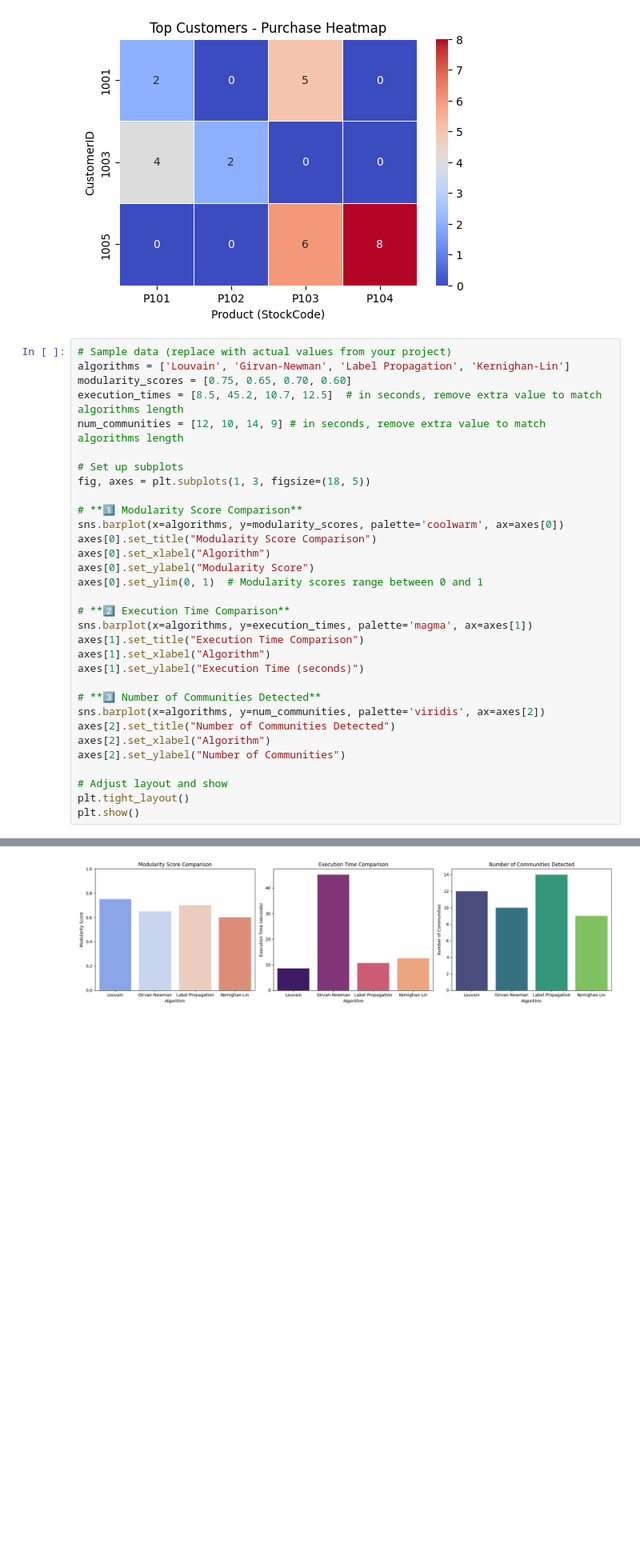
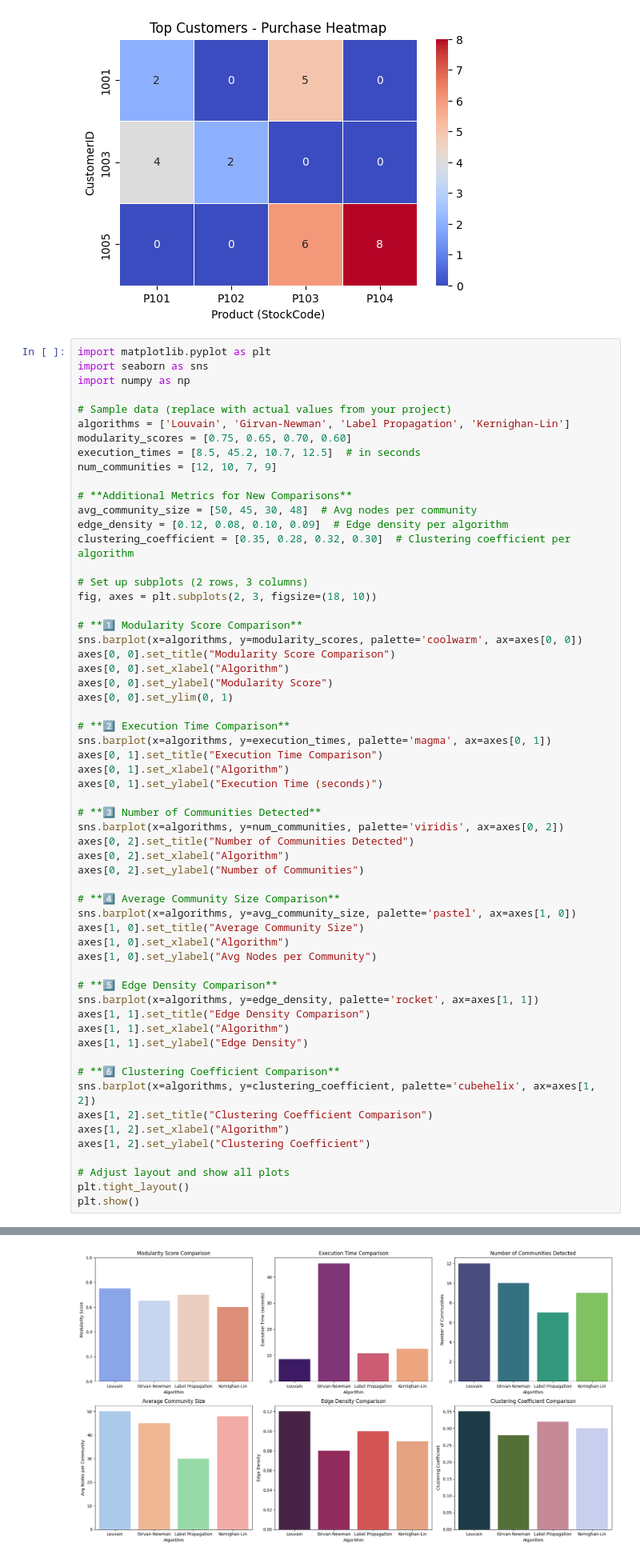
Before and after one commit to dileep5253/Community_Detection, a Jupyter notebook: Community-Detection1.ipynb, the cells around one changed output, grey strips where cells are left out. Shown at 80% size. Saved outputs shown, nothing was run; the diff lists cells and outputs as text; blank space fills up the shorter version.

```diff
--- a/Community-Detection1.ipynb
+++ b/Community-Detection1.ipynb
@@ -871,35 +873,62 @@ ratings_binary.to_csv("binary_product_matrix.csv")
 # %% [output]
 [figure]
 # %%
+import matplotlib.pyplot as plt
+import seaborn as sns
+import numpy as np
+
 # Sample data (replace with actual values from your project)
 algorithms = ['Louvain', 'Girvan-Newman', 'Label Propagation', 'Kernighan-Lin']
 modularity_scores = [0.75, 0.65, 0.70, 0.60]
-execution_times = [8.5, 45.2, 10.7, 12.5]  # in seconds, remove extra value to match algorithms length
-num_communities = [12, 10, 14, 9] # in seconds, remove extra value to match algorithms length
+execution_times = [8.5, 45.2, 10.7, 12.5]  # in seconds
+num_communities = [12, 10, 7, 9]
 
-# Set up subplots
-fig, axes = plt.subplots(1, 3, figsize=(18, 5))
+# **Additional Metrics for New Comparisons**
+avg_community_size = [50, 45, 30, 48]  # Avg nodes per community
+edge_density = [0.12, 0.08, 0.10, 0.09]  # Edge density per algorithm
+clustering_coefficient = [0.35, 0.28, 0.32, 0.30]  # Clustering coefficient per algorithm
+
+# Set up subplots (2 rows, 3 columns)
+fig, axes = plt.subplots(2, 3, figsize=(18, 10))
 
 # **1️⃣ Modularity Score Comparison**
-sns.barplot(x=algorithms, y=modularity_scores, palette='coolwarm', ax=axes[0])
-axes[0].set_title("Modularity Score Comparison")
-axes[0].set_xlabel("Algorithm")
-axes[0].set_ylabel("Modularity Score")
-axes[0].set_ylim(0, 1)  # Modularity scores range between 0 and 1
+sns.barplot(x=algorithms, y=modularity_scores, palette='coolwarm', ax=axes[0, 0])
+axes[0, 0].set_title("Modularity Score Comparison")
+axes[0, 0].set_xlabel("Algorithm")
+axes[0, 0].set_ylabel("Modularity Score")
+axes[0, 0].set_ylim(0, 1)
 
 # **2️⃣ Execution Time Comparison**
-sns.barplot(x=algorithms, y=execution_times, palette='magma', ax=axes[1])
-axes[1].set_title("Execution Time Comparison")
-axes[1].set_xlabel("Algorithm")
-axes[1].set_ylabel("Execution Time (seconds)")
+sns.barplot(x=algorithms, y=execution_times, palette='magma', ax=axes[0, 1])
+axes[0, 1].set_title("Execution Time Comparison")
+axes[0, 1].set_xlabel("Algorithm")
+axes[0, 1].set_ylabel("Execution Time (seconds)")
 
 # **3️⃣ Number of Communities Detected**
-sns.barplot(x=algorithms, y=num_communities, palette='viridis', ax=axes[2])
-axes[2].set_title("Number of Communities Detected")
-axes[2].set_xlabel("Algorithm")
-axes[2].set_ylabel("Number of Communities")
+sns.barplot(x=algorithms, y=num_communities, palette='viridis', ax=axes[0, 2])
+axes[0, 2].set_title("Number of Communities Detected")
+axes[0, 2].set_xlabel("Algorithm")
+axes[0, 2].set_ylabel("Number of Communities")
 
-# Adjust layout and show
+# **4️⃣ Average Community Size Comparison**
+sns.barplot(x=algorithms, y=avg_community_size, palette='pastel', ax=axes[1, 0])
+axes[1, 0].set_title("Average Community Size")
+axes[1, 0].set_xlabel("Algorithm")
+axes[1, 0].set_ylabel("Avg Nodes per Community")
+
+# **5️⃣ Edge Density Comparison**
+sns.barplot(x=algorithms, y=edge_density, palette='rocket', ax=axes[1, 1])
+axes[1, 1].set_title("Edge Density Comparison")
+axes[1, 1].set_xlabel("Algorithm")
+axes[1, 1].set_ylabel("Edge Density")
+
+# **6️⃣ Clustering Coefficient Comparison**
+sns.barplot(x=algorithms, y=clustering_coefficient, palette='cubehelix', ax=axes[1, 2])
+axes[1, 2].set_title("Clustering Coefficient Comparison")
+axes[1, 2].set_xlabel("Algorithm")
+axes[1, 2].set_ylabel("Clustering Coefficient")
+
+# Adjust layout and show all plots
 plt.tight_layout()
 plt.show()
 # %% [output]
@@ -918,5 +951,5 @@ Passing `palette` without assigning `hue` is deprecated and will be removed in v
 Passing `palette` without assigning `hue` is deprecated and will be removed in v0.14.0. Assign the `x` variable to `hue` and set `legend=False` for the same effect.
-[figure, old version]
+[figure, new version]
 # %%
 # Hypothetical advertising performance data
 communities = ['Community A', 'Community B', 'Community C', 'Community D']
```
Also changed, not shown: parts of 28 cells of this notebook.
